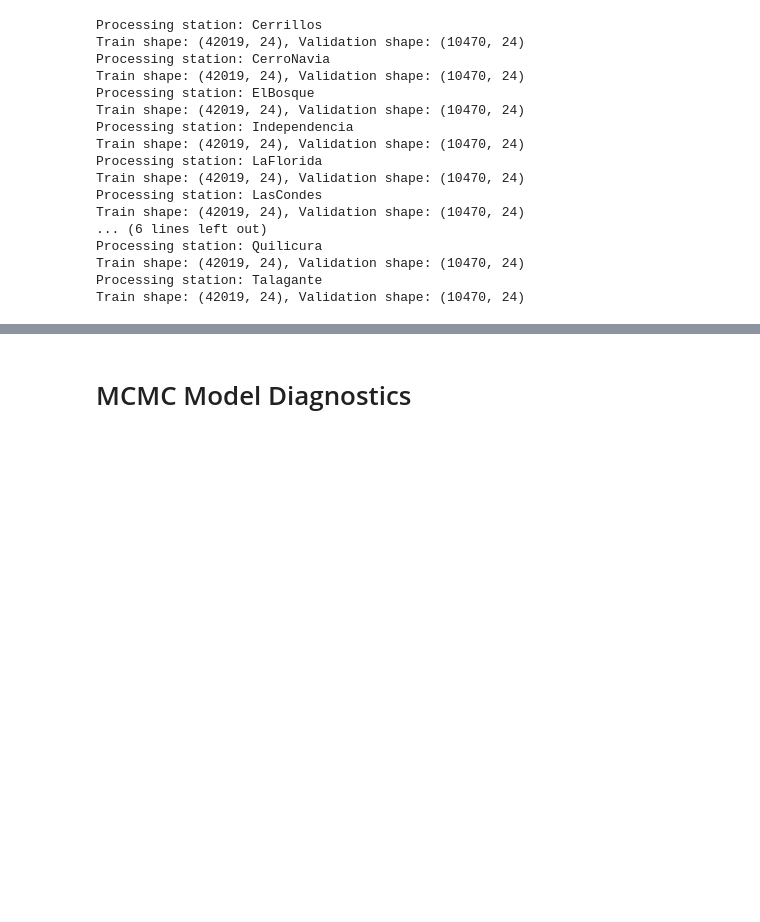
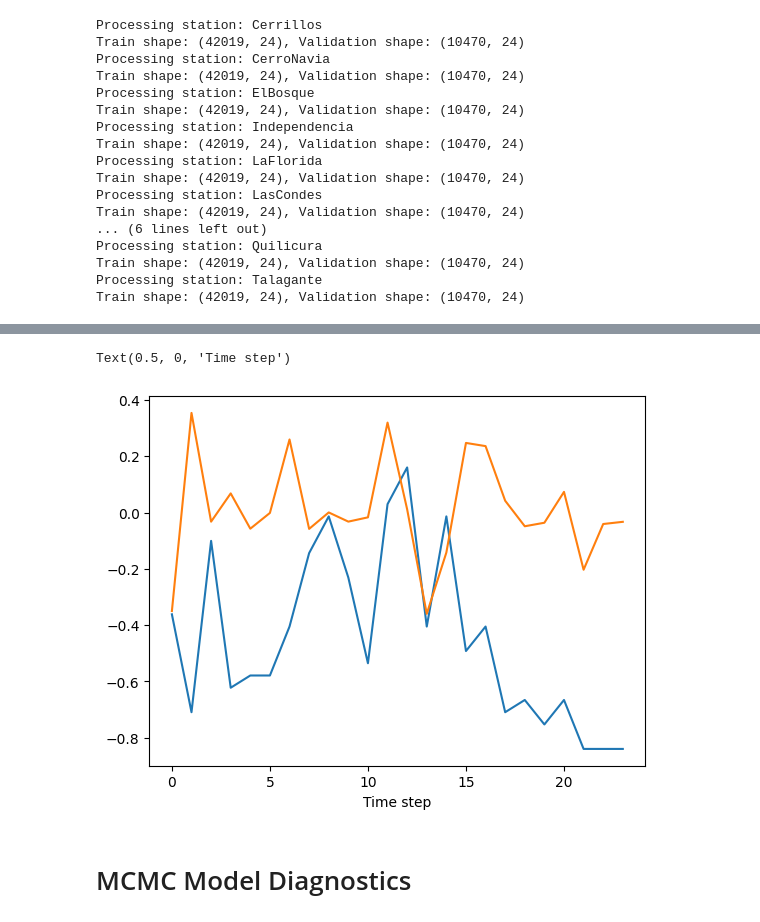
Before and after one commit to shernandez-ucm/trax, a Jupyter notebook: santiago_multi_site.ipynb, the cells around one changed output, grey strips where cells are left out. Saved outputs shown, nothing was run; the diff lists cells and outputs as text; code cells hidden in the pictures; blank space fills up the shorter version.

```diff
--- a/santiago_multi_site.ipynb
+++ b/santiago_multi_site.ipynb
@@ -210,0 +266,2 @@ AssertionError: [Chex] Assertion assert_equal_shape failed: Arrays have differen
+# %%
+preds = jax.vmap(model.apply, (0, 0))(params_tasks, jnp.array(X_test_datasets[:,0:32,:,:]))
@@ -211,3 +272,10 @@ AssertionError: [Chex] Assertion assert_equal_shape failed: Arrays have differen
+# %%
+plt.plot(y_test_datasets[0,0,:], label='True')
+plt.plot(preds[0,0,:], label='Predicted')
+plt.xlabel('Time step')
+# %% [output]
+Text(0.5, 0, 'Time step')
+[figure, added]
 # %%
 import pickle
 
```
Also changed, not shown: parts of 16 cells of this notebook, 1 other file.
